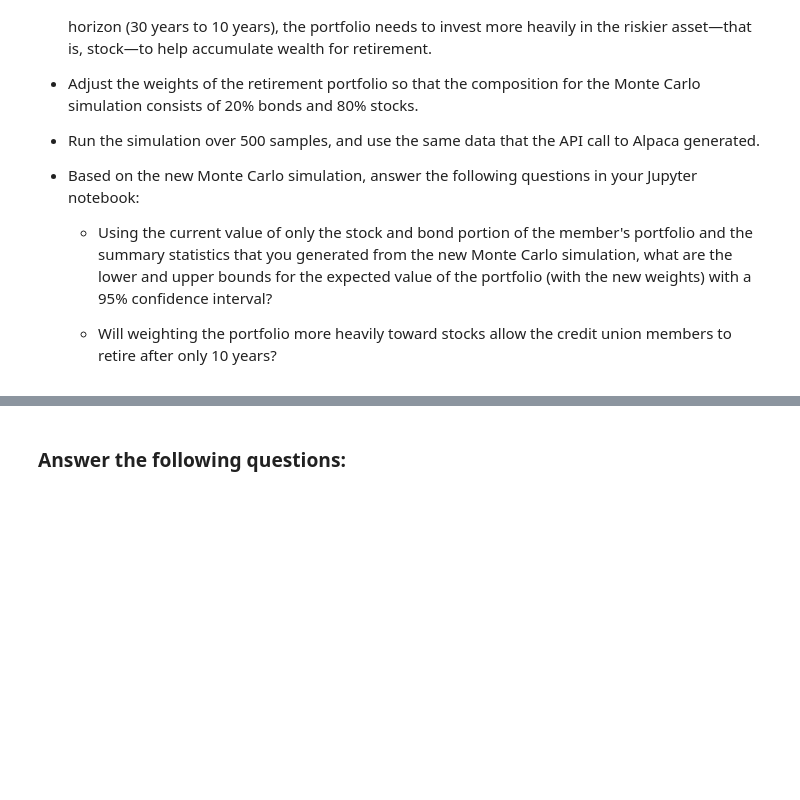
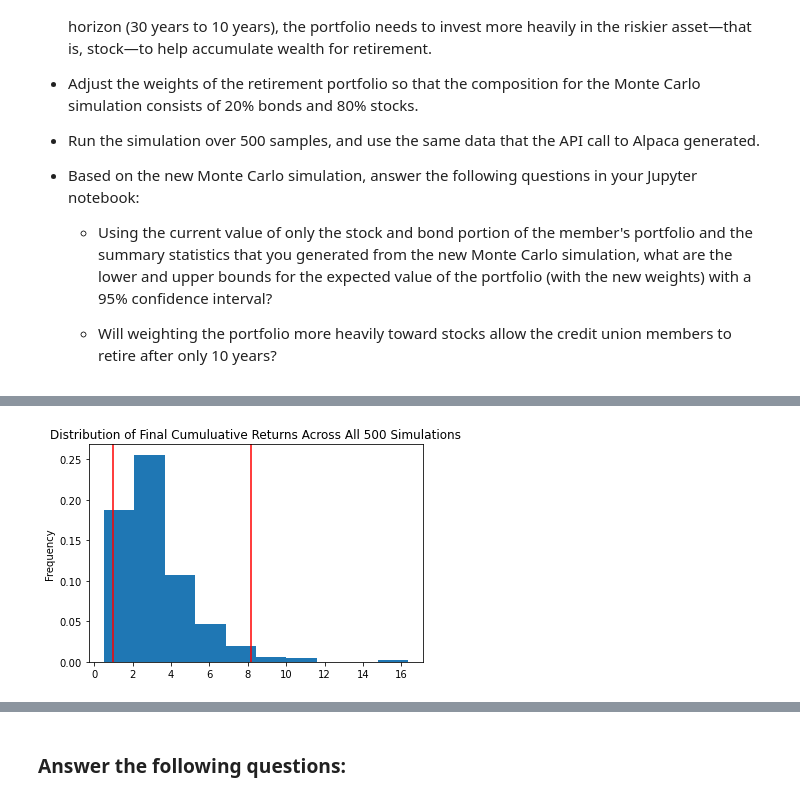
Before and after one commit to carlosmpr/Challange5, a Jupyter notebook: financial_planning_tools.ipynb, the cells around one changed output, grey strips where cells are left out. Cells and saved outputs as stored; diff of their text form; code cells hidden in the pictures; blank space fills up the shorter version.

```diff
--- a/financial_planning_tools.ipynb
+++ b/financial_planning_tools.ipynb
@@ -619,7 +677,11 @@ For this new Monte Carlo simulation, do the following:
 # %%
 # Visualize the probability distribution of the 10-year Monte Carlo simulation
 # by plotting a histogram
 # YOUR CODE HERE
+MC_sim_dist_plot = MC_10year.plot_distribution()
+MC_sim_dist_plot.get_figure().savefig('MC_10year_dist_plot.png',bbox_inches='tight')
+# %% [output]
+[figure, added]
 # %%
 # Generate summary statistics from the 10-year Monte Carlo simulation results
 # Save the results as a variable
```
Also changed, not shown: parts of 15 cells of this notebook, 4 other files.
